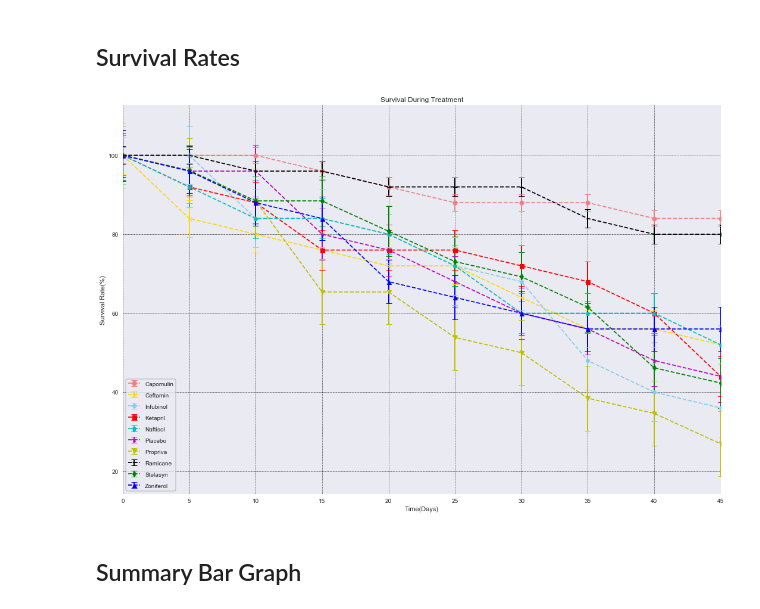
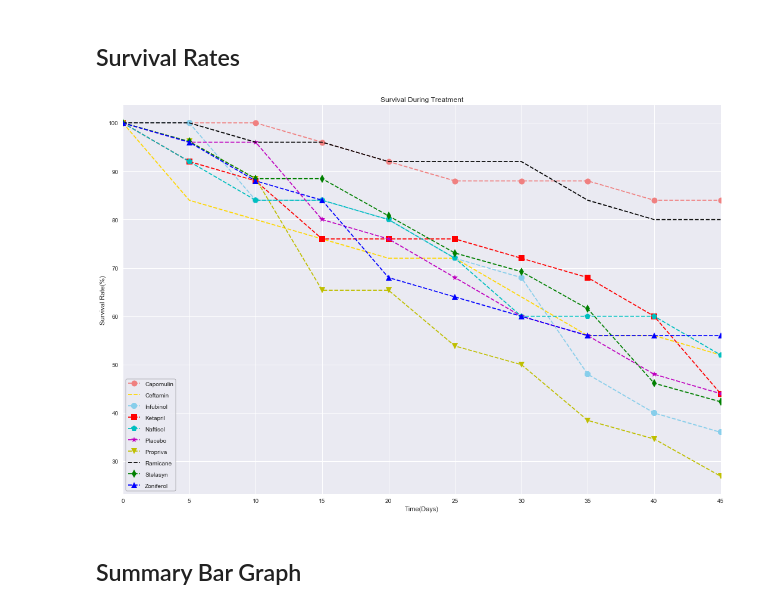
Before and after one commit to sanketmehta/ds_bc, a Jupyter notebook: 05-Matplotlib/Solution/Pymaceuticals/Pymaceuticals.ipynb, the cells around one changed output. Cells and saved outputs as stored; diff of their text form; code cells hidden in the pictures.

```diff
--- a/05-Matplotlib/Solution/Pymaceuticals/Pymaceuticals.ipynb
+++ b/05-Matplotlib/Solution/Pymaceuticals/Pymaceuticals.ipynb
@@ -60,16 +60,16 @@ plt.show()
 # %%
 sr_df = merged_data.groupby(['Drug','Timepoint'])[['Mouse ID']].count()
 sr_pivot = pd.pivot_table(sr_df, index='Timepoint', columns='Drug', values='Mouse ID', aggfunc=np.mean)
 sr_pivot = round(sr_pivot.apply(lambda c: c / c.max() * 100, axis=0),2)
 plt.figure(figsize=(18,12))
 i=0
 for column_nm in sr_pivot.columns:
-    plt.errorbar(sr_pivot.index, sr_pivot[column_nm], yerr=sr_pivot[column_nm].sem(), marker=marker_lst[i],linestyle='--',label=column_nm, capsize=5, elinewidth=2, markeredgewidth=1, color=color_lst[i])
+    plt.plot(sr_pivot.index, sr_pivot[column_nm], marker=marker_lst[i], markersize=10, linestyle='--',label=column_nm,color=color_lst[i])
     i = i + 1
 plt.gca().set(xlabel='Time(Days)', ylabel='Survival Rate(%)', title='Survival During Treatment', xlim=(0,max(sr_pivot.index)))
 plt.legend(loc="best", frameon=True, edgecolor='black', labelspacing=1)
 plt.show()
 # %% [output]
-[figure, old version]
+[figure, new version]
 # %% [markdown]
 ## Summary Bar Graph
```
Also changed, not shown: parts of 4 cells of this notebook, 6 other files.
